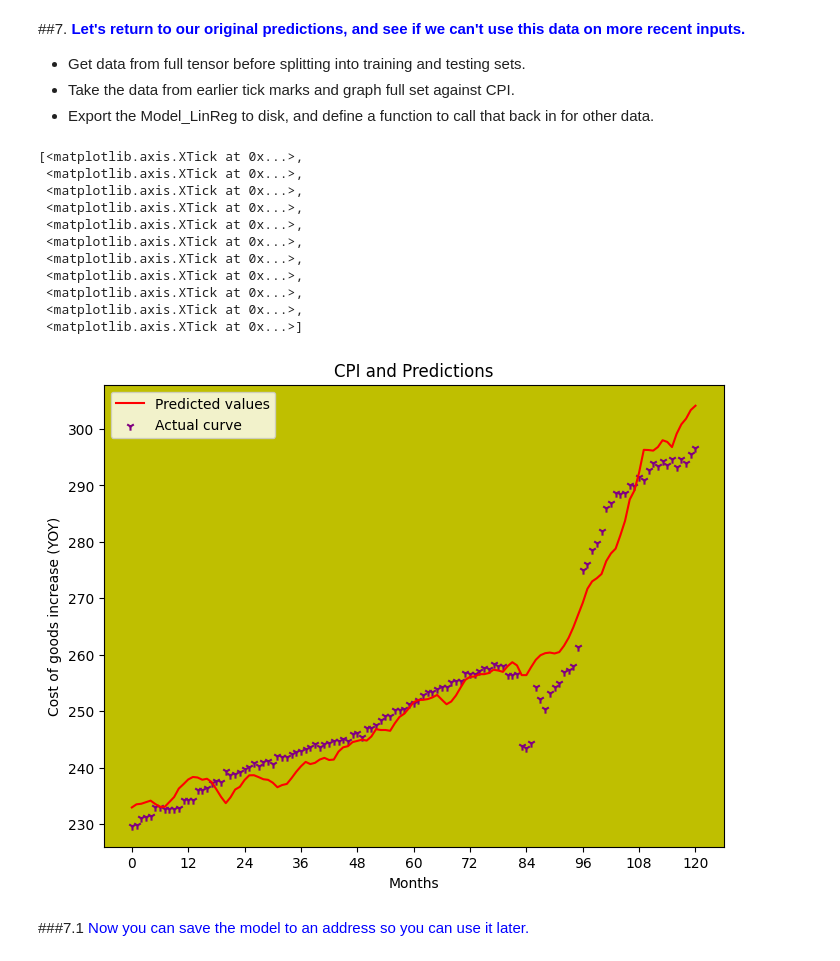
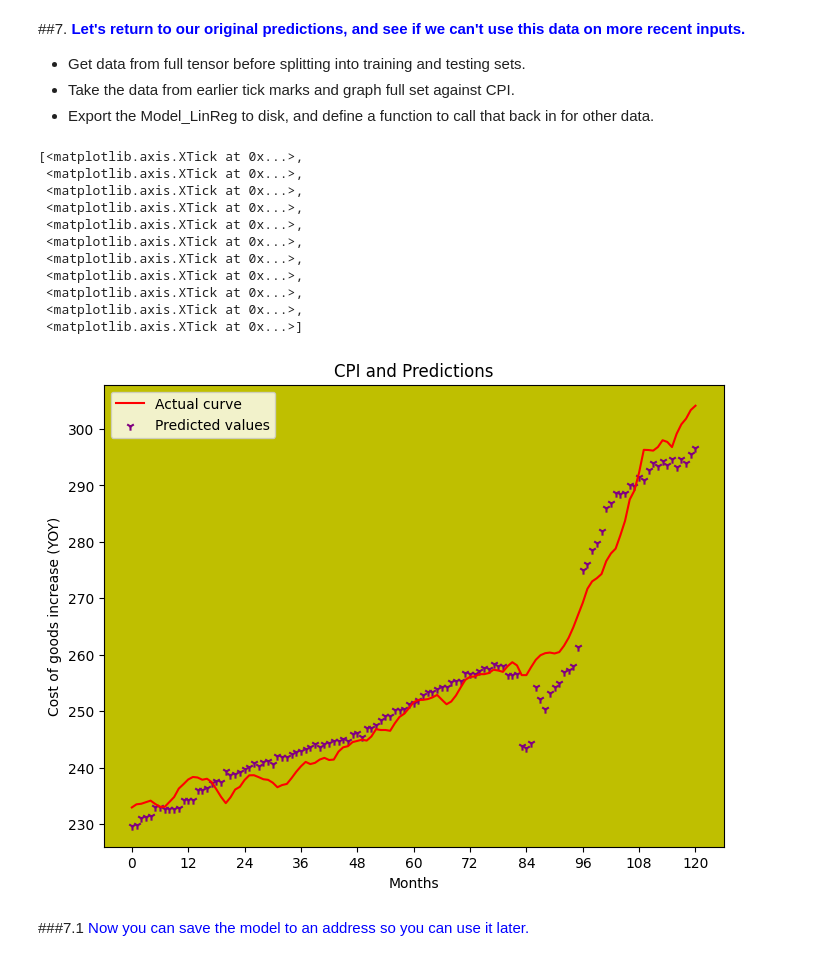
Before and after one commit to AxisMeetsWorld/Interest_Prediction_Model, a Jupyter notebook: Interest_Project_restructured.ipynb, the cells around one changed output. Cells and saved outputs as stored; diff of their text form; code cells hidden in the pictures.

```diff
--- a/Interest_Project_restructured.ipynb
+++ b/Interest_Project_restructured.ipynb
@@ -579,35 +579,35 @@ ticks = []
 #Reset scale
 for i, item in enumerate(CPI['Month']):
   if i % 12 == 0:
     # yr = 13 + int(item)
     # mnth = "May " + str(yr)
     ticks.append(item)
 
 
 #Plot initial graph
 fig= plt.figure(figsize=(8,6))
 ax = plt.axes()
 ax.plot(CPI['Month'], CPI['Trend_CPI'], 'r')
 ax.scatter(CPI['Month'], Outs_pred, marker="1", color="purple")
 ax.set_facecolor("y")
 ax.set_title("CPI and Predictions")
 ax.set_ylabel("Cost of goods increase (YOY)")
 ax.set_xlabel("Months")
-ax.legend(labels=('Predicted values', 'Actual curve'),loc=2)
+ax.legend(labels=('Actual curve', 'Predicted values'),loc=2)
 ax.set_xticks(ticks)
 # %% [output]
 [<matplotlib.axis.XTick at 0x...>,
  <matplotlib.axis.XTick at 0x...>,
  <matplotlib.axis.XTick at 0x...>,
  <matplotlib.axis.XTick at 0x...>,
  <matplotlib.axis.XTick at 0x...>,
  <matplotlib.axis.XTick at 0x...>,
  <matplotlib.axis.XTick at 0x...>,
  <matplotlib.axis.XTick at 0x...>,
  <matplotlib.axis.XTick at 0x...>,
  <matplotlib.axis.XTick at 0x...>,
  <matplotlib.axis.XTick at 0x...>]
-[figure, old version]
+[figure, new version]
 # %% [markdown]
 ###7.1 <font color="blue">Now you can save the model to an address so you can use it later.</font>
 # %%
```
Also changed, not shown: parts of 3 cells of this notebook.
